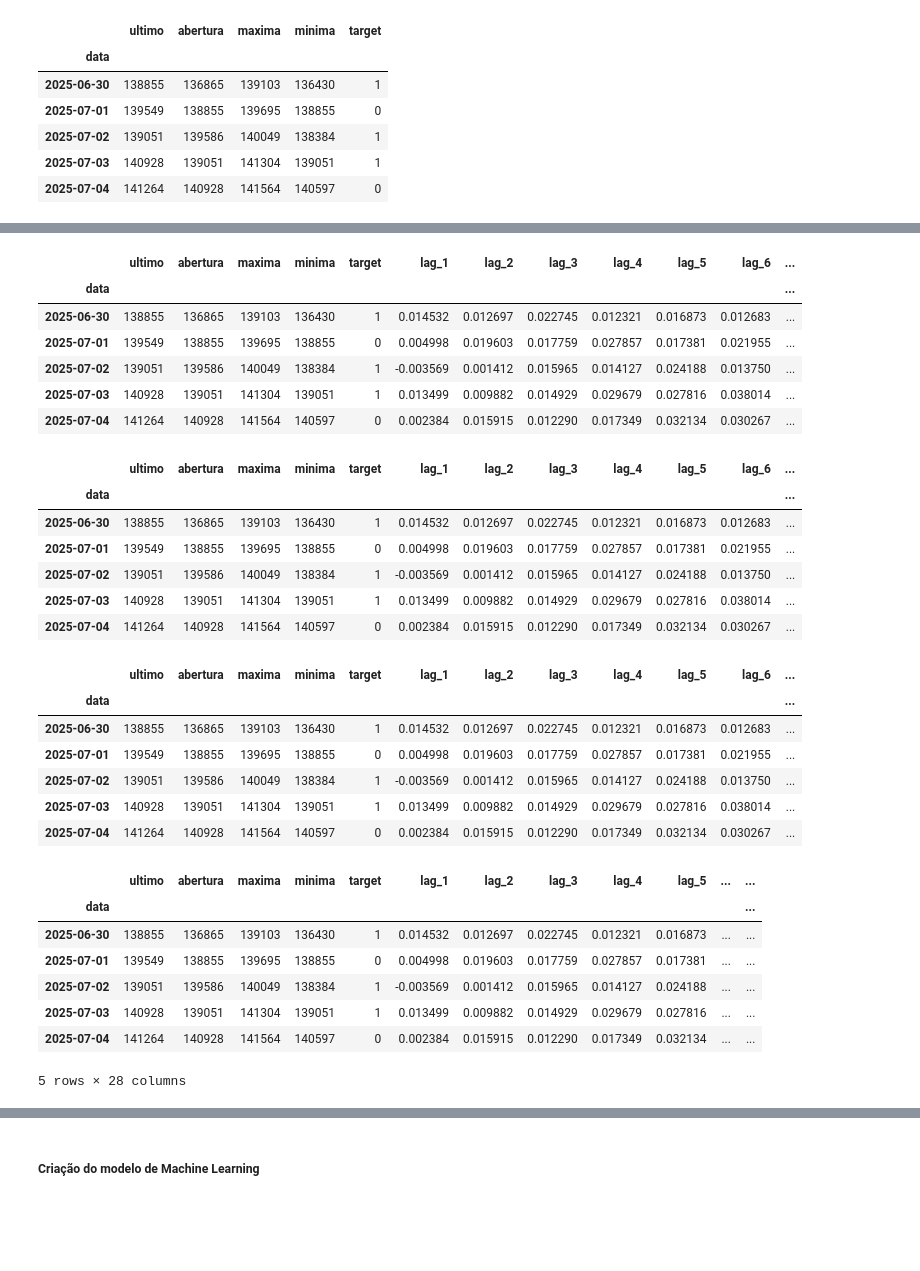
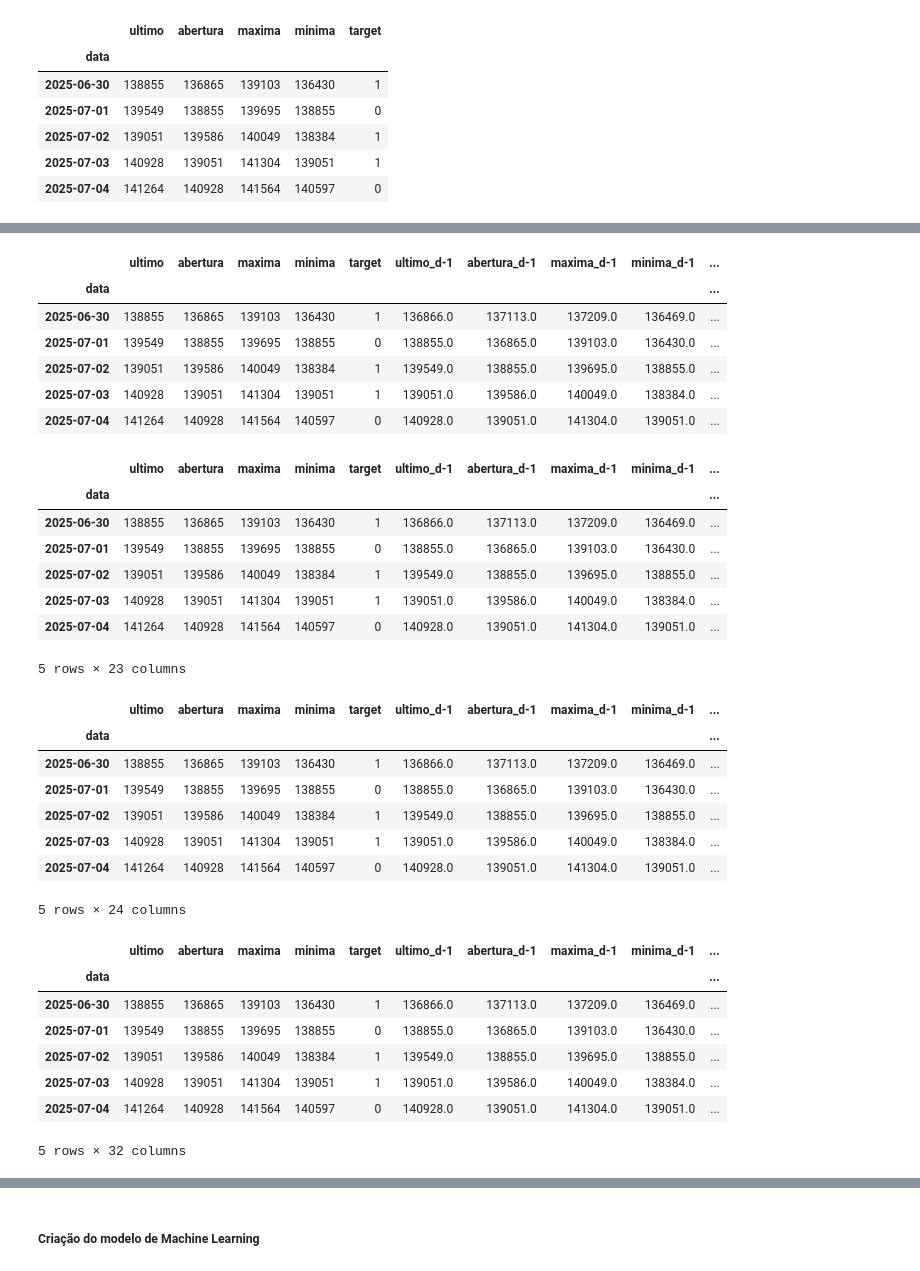
Before and after one commit to RicardViana/fiap-Machine-Learning-and-Time-Series, a Jupyter notebook: tech_challenge_fase_2.ipynb, the cells around one changed output, grey strips where cells are left out. Drawn from its saved outputs; the diff is of its cells as text; code cells hidden in the pictures; blank space fills up the shorter version.

```diff
--- a/tech_challenge_fase_2.ipynb
+++ b/tech_challenge_fase_2.ipynb
@@ -304,5 +304,11 @@ dados.tail()
 | 2025-07-03 | 140928 | 139051 | 141304 | 139051 | 1 |
 | 2025-07-04 | 141264 | 140928 | 141564 | 140597 | 0 |
 # %%
+# Tratar o data frame para evitar o data leakage --> empurrar os dados para a linha de baixo
 
 colunas_para_deslocar = ['ultimo', 'abertura', 'maxima', 'minima']
+
+for coluna in colunas_para_deslocar:
+    dados[f'{coluna}_d-1'] = dados[coluna].shift(1)
+
+dados.tail()
@@ -309,55 +323,57 @@ colunas_para_deslocar = ['ultimo', 'abertura', 'maxima', 'minima']
 # %%
 # Criar as variações percentuais (lags) --> Comparar percentualmente o dia de hoje com n dias anteriores
 
 qtd_lags = 10
 
 for i in range (1, qtd_lags+1):
-    dados[f"lag_{i}"] = dados["ultimo"].pct_change(i)
+    dados[f"lag_{i}"] = dados["ultimo_d-1"].pct_change(i)
 
 dados.tail()
 # %% [output]
-|  | ultimo | abertura | maxima | minima | target | lag_1 | lag_2 | lag_3 | lag_4 | lag_5 | lag_6 | ... |
-| data |  |  |  |  |  |  |  |  |  |  |  | ... |
-| 2025-06-30 | 138855 | 136865 | 139103 | 136430 | 1 | 0.014532 | 0.012697 | 0.022745 | 0.012321 | 0.016873 | 0.012683 | ... |
-| 2025-07-01 | 139549 | 138855 | 139695 | 138855 | 0 | 0.004998 | 0.019603 | 0.017759 | 0.027857 | 0.017381 | 0.021955 | ... |
-| 2025-07-02 | 139051 | 139586 | 140049 | 138384 | 1 | -0.003569 | 0.001412 | 0.015965 | 0.014127 | 0.024188 | 0.013750 | ... |
-| 2025-07-03 | 140928 | 139051 | 141304 | 139051 | 1 | 0.013499 | 0.009882 | 0.014929 | 0.029679 | 0.027816 | 0.038014 | ... |
-| 2025-07-04 | 141264 | 140928 | 141564 | 140597 | 0 | 0.002384 | 0.015915 | 0.012290 | 0.017349 | 0.032134 | 0.030267 | ... |
+|  | ultimo | abertura | maxima | minima | target | ultimo_d-1 | abertura_d-1 | maxima_d-1 | minima_d-1 | ... |
+| data |  |  |  |  |  |  |  |  |  | ... |
+| 2025-06-30 | 138855 | 136865 | 139103 | 136430 | 1 | 136866.0 | 137113.0 | 137209.0 | 136469.0 | ... |
+| 2025-07-01 | 139549 | 138855 | 139695 | 138855 | 0 | 138855.0 | 136865.0 | 139103.0 | 136430.0 | ... |
+| 2025-07-02 | 139051 | 139586 | 140049 | 138384 | 1 | 139549.0 | 138855.0 | 139695.0 | 138855.0 | ... |
+| 2025-07-03 | 140928 | 139051 | 141304 | 139051 | 1 | 139051.0 | 139586.0 | 140049.0 | 138384.0 | ... |
+| 2025-07-04 | 141264 | 140928 | 141564 | 140597 | 0 | 140928.0 | 139051.0 | 141304.0 | 139051.0 | ... |
 # %%
 # Criando as médias moveis
 
 dias_medias = [3, 7, 14, 21]
 
 for dias in dias_medias:
-    dados[f"ma_{dias}"] = dados["ultimo"].rolling(window=dias).mean()
+    dados[f"ma_{dias}"] = dados["ultimo_d-1"].rolling(window=dias).mean()
 
 
 dados.tail()
 # %% [output]
-|  | ultimo | abertura | maxima | minima | target | lag_1 | lag_2 | lag_3 | lag_4 | lag_5 | lag_6 | ... |
-| data |  |  |  |  |  |  |  |  |  |  |  | ... |
-| 2025-06-30 | 138855 | 136865 | 139103 | 136430 | 1 | 0.014532 | 0.012697 | 0.022745 | 0.012321 | 0.016873 | 0.012683 | ... |
-| 2025-07-01 | 139549 | 138855 | 139695 | 138855 | 0 | 0.004998 | 0.019603 | 0.017759 | 0.027857 | 0.017381 | 0.021955 | ... |
-| 2025-07-02 | 139051 | 139586 | 140049 | 138384 | 1 | -0.003569 | 0.001412 | 0.015965 | 0.014127 | 0.024188 | 0.013750 | ... |
-| 2025-07-03 | 140928 | 139051 | 141304 | 139051 | 1 | 0.013499 | 0.009882 | 0.014929 | 0.029679 | 0.027816 | 0.038014 | ... |
-| 2025-07-04 | 141264 | 140928 | 141564 | 140597 | 0 | 0.002384 | 0.015915 | 0.012290 | 0.017349 | 0.032134 | 0.030267 | ... |
+|  | ultimo | abertura | maxima | minima | target | ultimo_d-1 | abertura_d-1 | maxima_d-1 | minima_d-1 | ... |
+| data |  |  |  |  |  |  |  |  |  | ... |
+| 2025-06-30 | 138855 | 136865 | 139103 | 136430 | 1 | 136866.0 | 137113.0 | 137209.0 | 136469.0 | ... |
+| 2025-07-01 | 139549 | 138855 | 139695 | 138855 | 0 | 138855.0 | 136865.0 | 139103.0 | 136430.0 | ... |
+| 2025-07-02 | 139051 | 139586 | 140049 | 138384 | 1 | 139549.0 | 138855.0 | 139695.0 | 138855.0 | ... |
+| 2025-07-03 | 140928 | 139051 | 141304 | 139051 | 1 | 139051.0 | 139586.0 | 140049.0 | 138384.0 | ... |
+| 2025-07-04 | 141264 | 140928 | 141564 | 140597 | 0 | 140928.0 | 139051.0 | 141304.0 | 139051.0 | ... |
+5 rows × 23 columns
 # %%
 # Criando RSI --> Índice de Força Relativa
 # Util para medir a velocidade e a magnitude das recentes mudanças do preço de um ativo
 
 janela_ideal = 14
 
-dados["rsi"] = ta.rsi(dados["ultimo"], length=14)
+dados["rsi"] = ta.rsi(dados["ultimo_d-1"], length=14)
 
 dados.tail()
 # %% [output]
-|  | ultimo | abertura | maxima | minima | target | lag_1 | lag_2 | lag_3 | lag_4 | lag_5 | lag_6 | ... |
-| data |  |  |  |  |  |  |  |  |  |  |  | ... |
-| 2025-06-30 | 138855 | 136865 | 139103 | 136430 | 1 | 0.014532 | 0.012697 | 0.022745 | 0.012321 | 0.016873 | 0.012683 | ... |
-| 2025-07-01 | 139549 | 138855 | 139695 | 138855 | 0 | 0.004998 | 0.019603 | 0.017759 | 0.027857 | 0.017381 | 0.021955 | ... |
-| 2025-07-02 | 139051 | 139586 | 140049 | 138384 | 1 | -0.003569 | 0.001412 | 0.015965 | 0.014127 | 0.024188 | 0.013750 | ... |
-| 2025-07-03 | 140928 | 139051 | 141304 | 139051 | 1 | 0.013499 | 0.009882 | 0.014929 | 0.029679 | 0.027816 | 0.038014 | ... |
-| 2025-07-04 | 141264 | 140928 | 141564 | 140597 | 0 | 0.002384 | 0.015915 | 0.012290 | 0.017349 | 0.032134 | 0.030267 | ... |
+|  | ultimo | abertura | maxima | minima | target | ultimo_d-1 | abertura_d-1 | maxima_d-1 | minima_d-1 | ... |
+| data |  |  |  |  |  |  |  |  |  | ... |
+| 2025-06-30 | 138855 | 136865 | 139103 | 136430 | 1 | 136866.0 | 137113.0 | 137209.0 | 136469.0 | ... |
+| 2025-07-01 | 139549 | 138855 | 139695 | 138855 | 0 | 138855.0 | 136865.0 | 139103.0 | 136430.0 | ... |
+| 2025-07-02 | 139051 | 139586 | 140049 | 138384 | 1 | 139549.0 | 138855.0 | 139695.0 | 138855.0 | ... |
+| 2025-07-03 | 140928 | 139051 | 141304 | 139051 | 1 | 139051.0 | 139586.0 | 140049.0 | 138384.0 | ... |
+| 2025-07-04 | 141264 | 140928 | 141564 | 140597 | 0 | 140928.0 | 139051.0 | 141304.0 | 139051.0 | ... |
+5 rows × 24 columns
 # %%
 # Criando o MACD --> Convergência/Divergência de Médias Móveis
 
@@ -374,19 +390,19 @@ dados = pd.concat([dados, macd], axis = 1)
 
 length = 20
 
-bollinger = ta.bbands(dados["ultimo"], length = length)
+bollinger = ta.bbands(dados["ultimo_d-1"], length = length)
 dados = pd.concat([dados, bollinger], axis = 1)
 
 dados.tail()
 # %% [output]
-|  | ultimo | abertura | maxima | minima | target | lag_1 | lag_2 | lag_3 | lag_4 | lag_5 | ... | ... |
-| data |  |  |  |  |  |  |  |  |  |  |  | ... |
-| 2025-06-30 | 138855 | 136865 | 139103 | 136430 | 1 | 0.014532 | 0.012697 | 0.022745 | 0.012321 | 0.016873 | ... | ... |
-| 2025-07-01 | 139549 | 138855 | 139695 | 138855 | 0 | 0.004998 | 0.019603 | 0.017759 | 0.027857 | 0.017381 | ... | ... |
-| 2025-07-02 | 139051 | 139586 | 140049 | 138384 | 1 | -0.003569 | 0.001412 | 0.015965 | 0.014127 | 0.024188 | ... | ... |
-| 2025-07-03 | 140928 | 139051 | 141304 | 139051 | 1 | 0.013499 | 0.009882 | 0.014929 | 0.029679 | 0.027816 | ... | ... |
-| 2025-07-04 | 141264 | 140928 | 141564 | 140597 | 0 | 0.002384 | 0.015915 | 0.012290 | 0.017349 | 0.032134 | ... | ... |
+|  | ultimo | abertura | maxima | minima | target | ultimo_d-1 | abertura_d-1 | maxima_d-1 | minima_d-1 | ... |
+| data |  |  |  |  |  |  |  |  |  | ... |
+| 2025-06-30 | 138855 | 136865 | 139103 | 136430 | 1 | 136866.0 | 137113.0 | 137209.0 | 136469.0 | ... |
+| 2025-07-01 | 139549 | 138855 | 139695 | 138855 | 0 | 138855.0 | 136865.0 | 139103.0 | 136430.0 | ... |
+| 2025-07-02 | 139051 | 139586 | 140049 | 138384 | 1 | 139549.0 | 138855.0 | 139695.0 | 138855.0 | ... |
+| 2025-07-03 | 140928 | 139051 | 141304 | 139051 | 1 | 139051.0 | 139586.0 | 140049.0 | 138384.0 | ... |
+| 2025-07-04 | 141264 | 140928 | 141564 | 140597 | 0 | 140928.0 | 139051.0 | 141304.0 | 139051.0 | ... |
-5 rows × 28 columns
+5 rows × 32 columns
 # %%
 # Criando Features baseadas na volatilidade do dia
 
```
Also changed, not shown: parts of 9 cells of this notebook.
